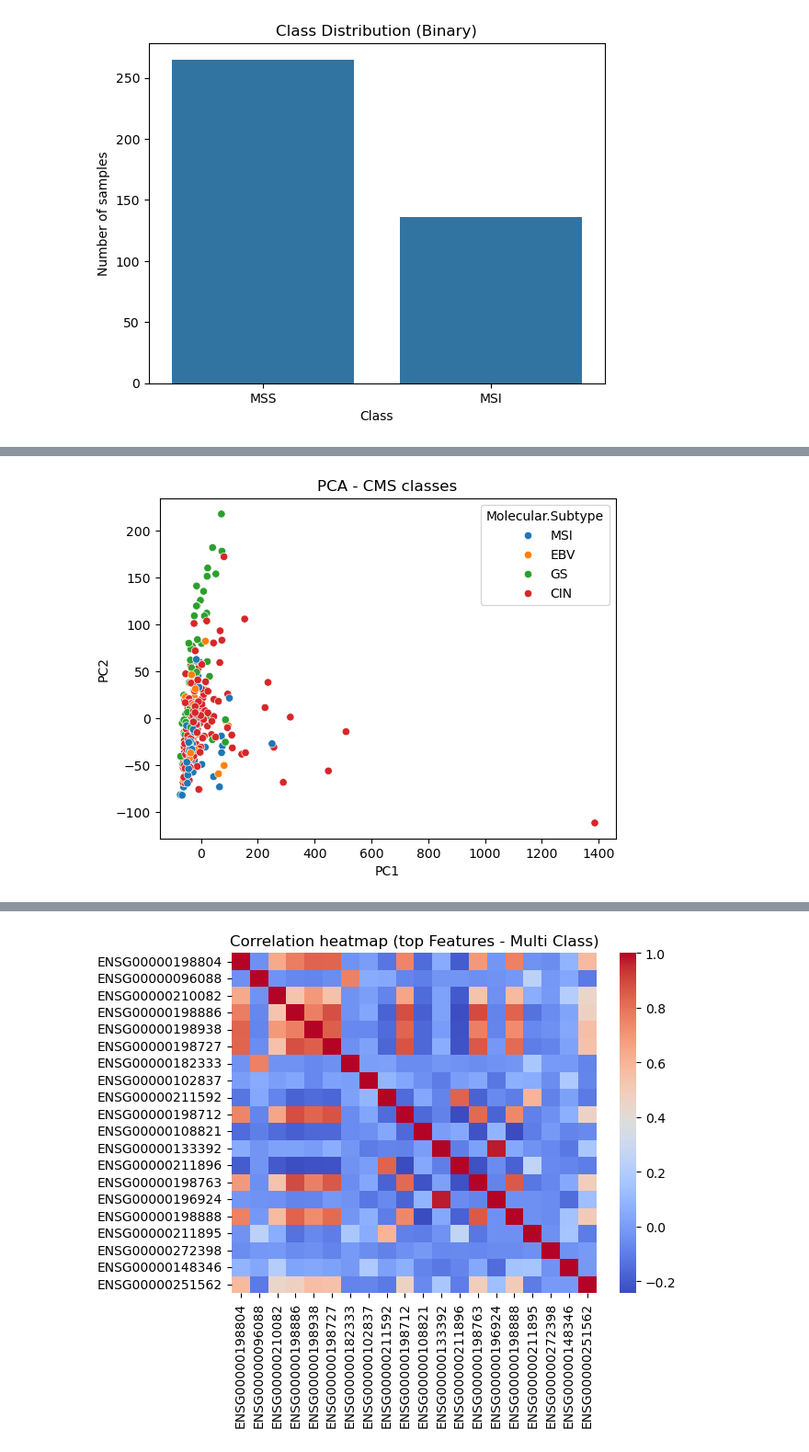
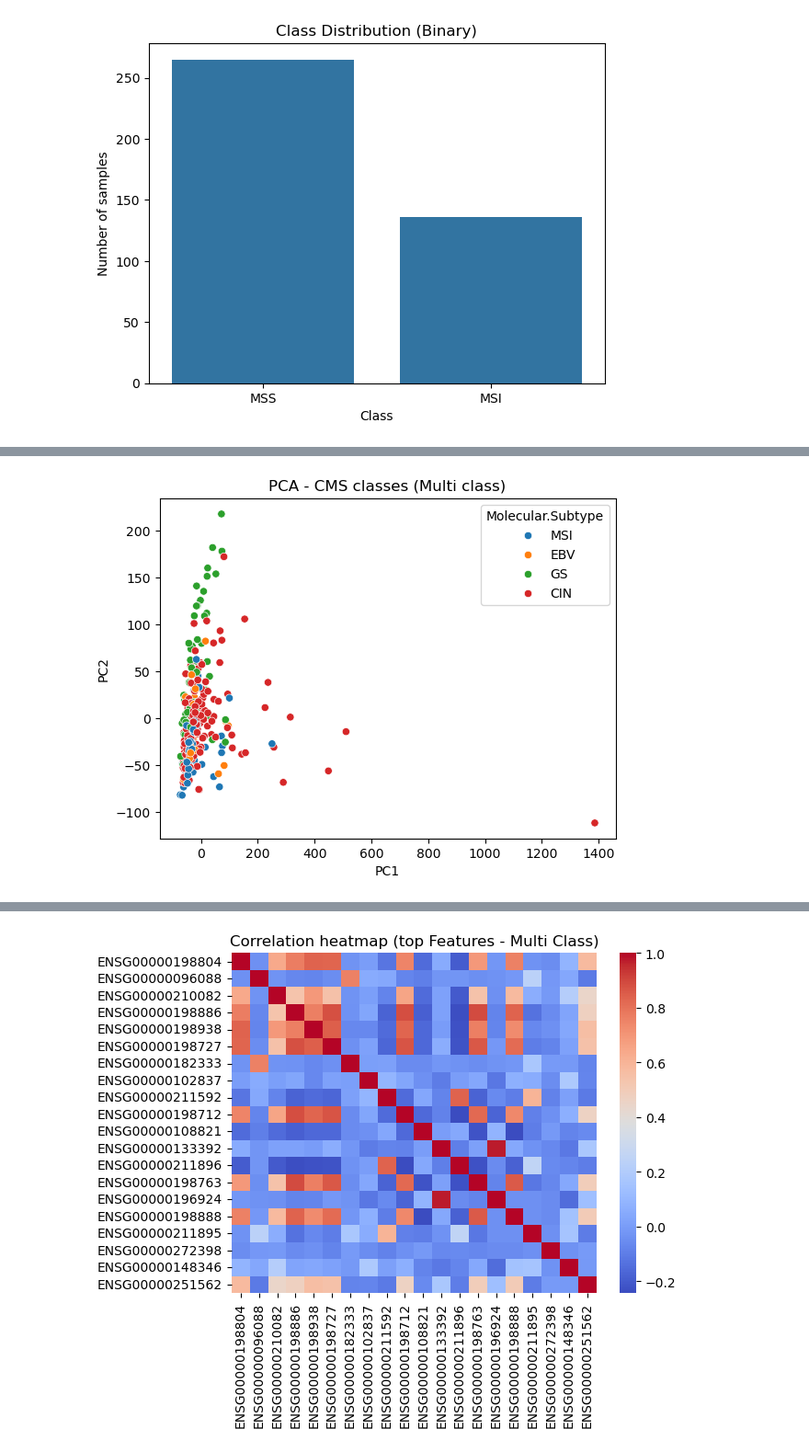
Before and after one commit to luludoaido/Dev_SAP, a Jupyter notebook: TM_1_RF_daSilvadoAido_Luana.ipynb, the cells around one changed output, grey strips where cells are left out. Shown at 92% size. Saved outputs shown, nothing was run; the diff lists cells and outputs as text; code cells hidden in the pictures.

```diff
--- a/TM_1_RF_daSilvadoAido_Luana.ipynb
+++ b/TM_1_RF_daSilvadoAido_Luana.ipynb
@@ -188,18 +218,18 @@ plt.show()
 # %%
 #PCA - Multi
 
 scaler = StandardScaler()
 X_scaled_multi = scaler.fit_transform(X_multi)
 
 pca = PCA(n_components=2)
 x_pca = pca.fit_transform(X_scaled_multi)
 
 plt.figure()
 sns.scatterplot(x = x_pca[:,0], y= x_pca[:,1], hue = y_multi)
-plt.title("PCA - CMS classes")
+plt.title("PCA - CMS classes (Multi class)")
 plt.xlabel("PC1")
 plt.ylabel("PC2")
 plt.show()
 # %% [output]
-[figure, old version]
+[figure, new version]
 # %%
```
Also changed, not shown: parts of 70 cells of this notebook, 1 other file.
